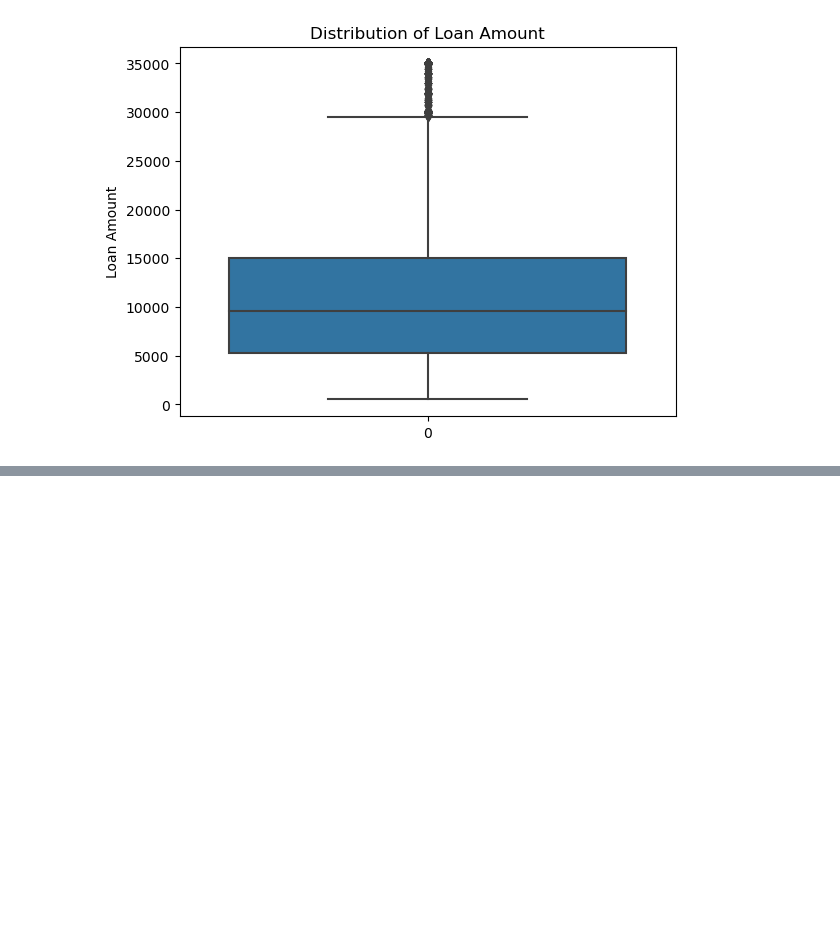
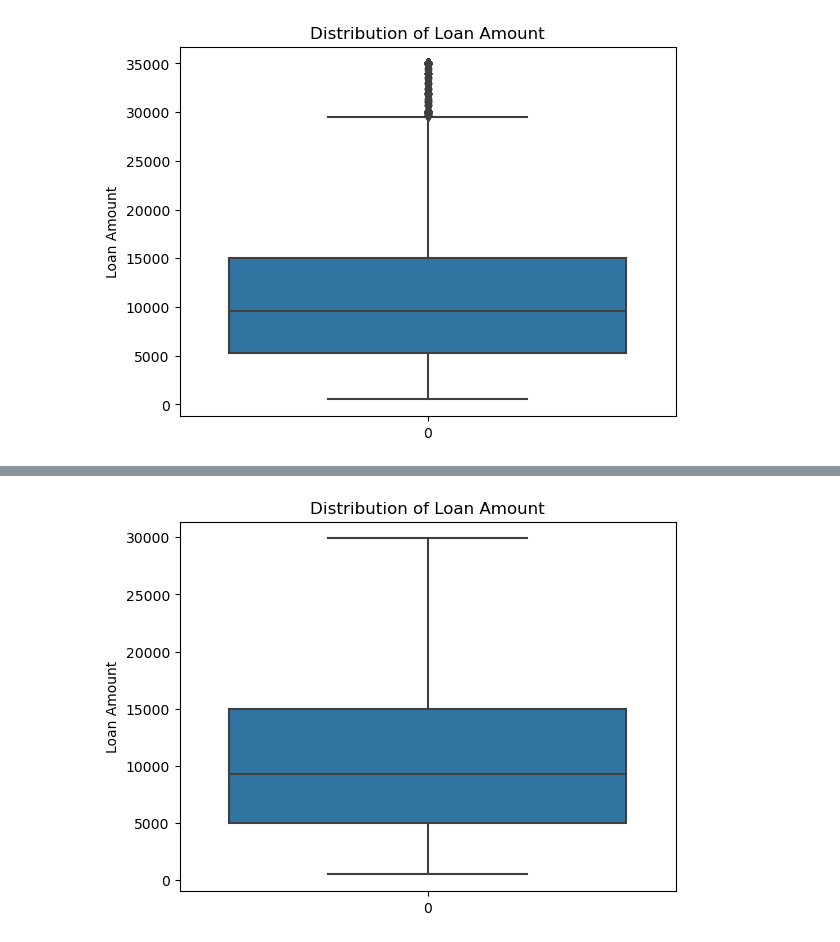
Before and after one commit to RavishankarDuMCA10/LendingClubCaseStudy, a Jupyter notebook: Lending_Club_Default_Analysis.ipynb, the cells around one changed output, grey strips where cells are left out. Cells and saved outputs as stored; diff of their text form; code cells hidden in the pictures; blank space fills up the shorter version.

Commit message:
Removed all Outliers from Numerical columns.

```diff
--- a/Lending_Club_Default_Analysis.ipynb
+++ b/Lending_Club_Default_Analysis.ipynb
@@ -562,3 +561,13 @@ plt.show()
 [figure]
 # %%
 # Boxplot of 'loan_amnt' column shows that there are outliers out of upper fence. So, we need to remove these outliers.
+
+print('Before Removal of Outliers: \n')
+print(loan['loan_amnt'].describe())
+
+
+# Remove Outliers quantile .99 from Loan Amount
+loan = loan[loan['loan_amnt'] < loan['loan_amnt'].quantile(0.99)]
+
+print('\n After Removal of Outliers: \n')
+print(loan['loan_amnt'].describe())
@@ -565,2 +592,9 @@ plt.show()
 # %%
+plt.title('Distribution of Loan Amount')
+
+# ylabel
+plt.ylabel('Loan Amount')
+
+sns.boxplot(loan['loan_amnt'])
+plt.show()
 # %% [output]
@@ -567,0 +601 @@ plt.show()
+[figure, added]
```
Also changed, not shown: parts of 12 cells of this notebook.
